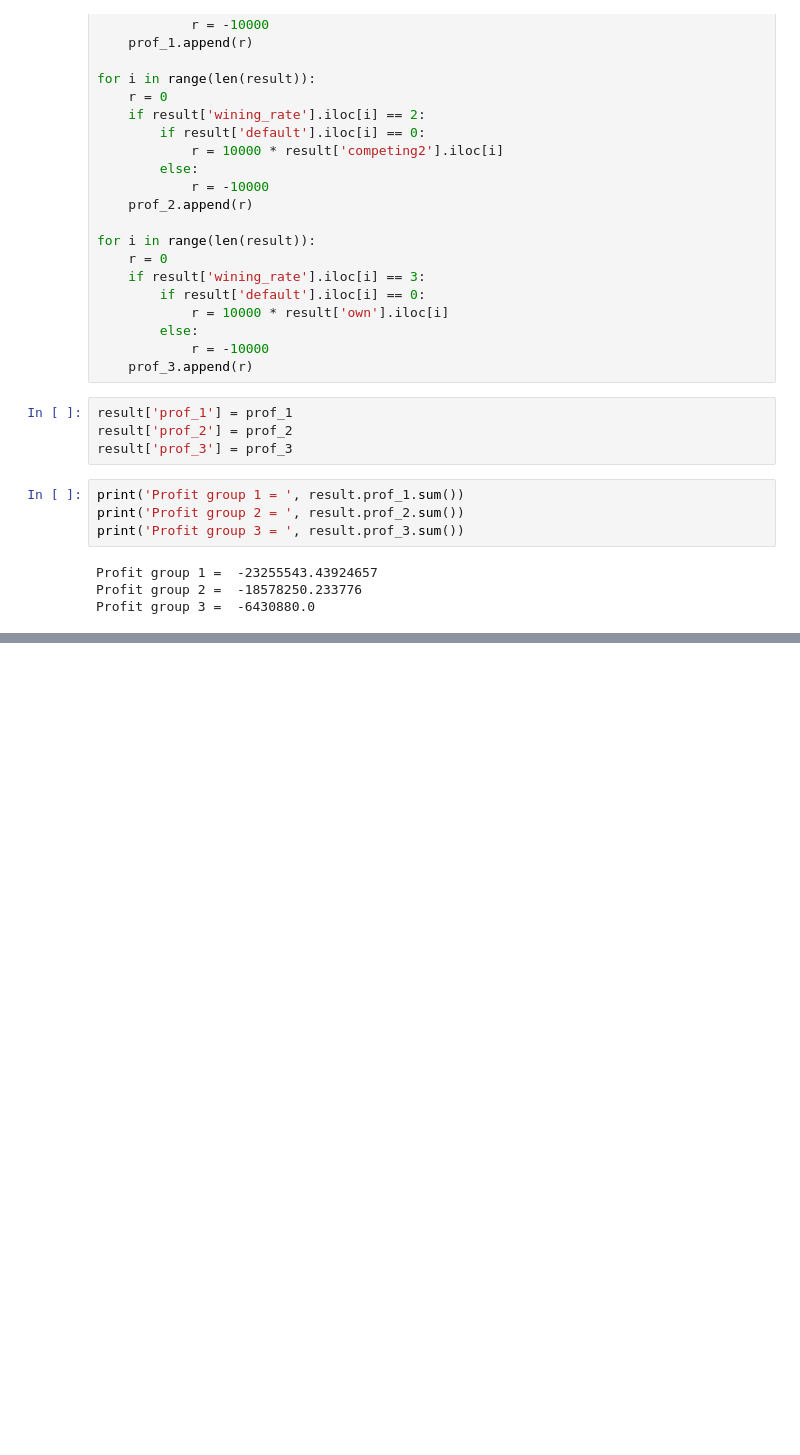
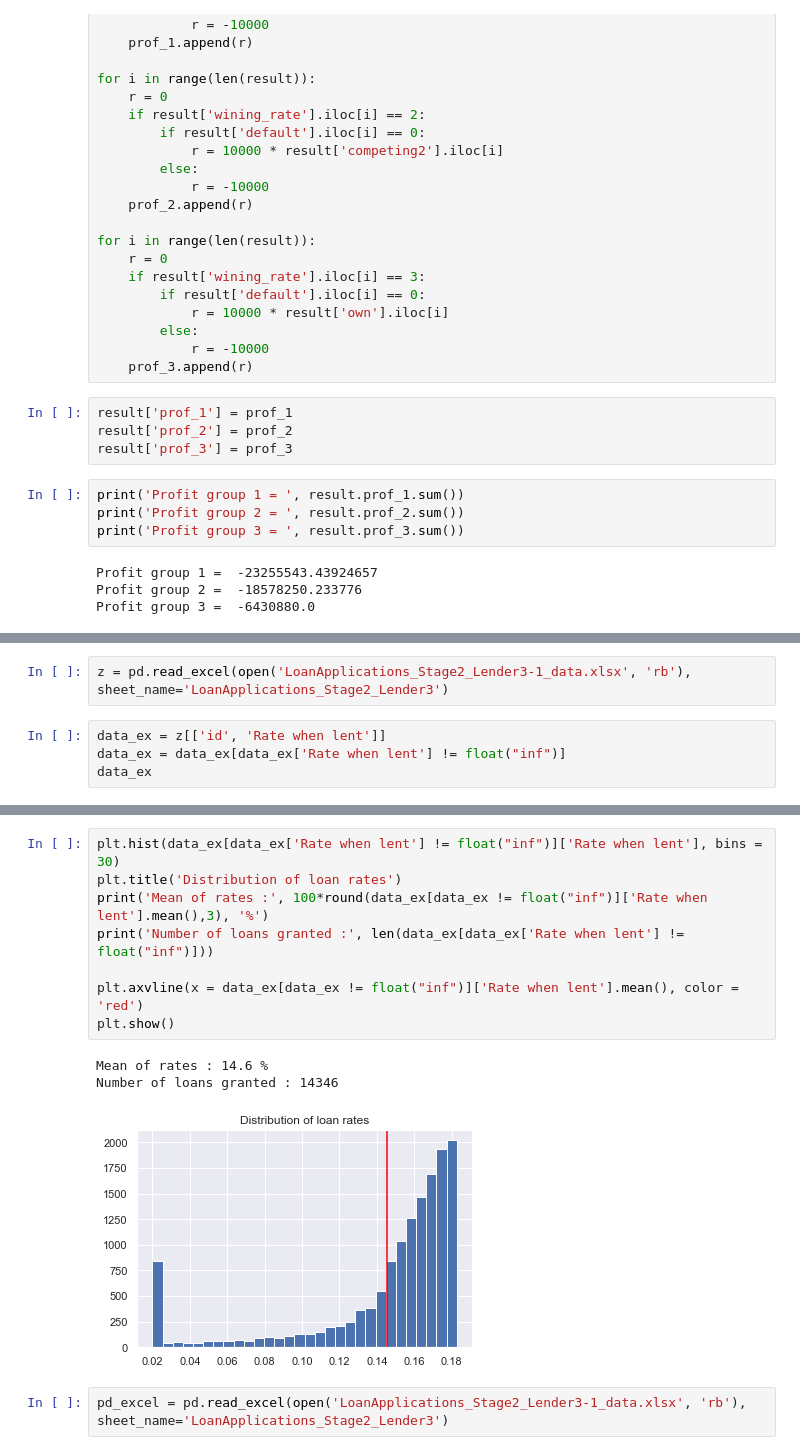
Before and after one commit to r-jaylet/advanced_fin, a Jupyter notebook: Fin.ipynb, the cells around one changed output, grey strips where cells are left out. Saved outputs shown, nothing was run; the diff lists cells and outputs as text; blank space fills up the shorter version.

```diff
--- a/Fin.ipynb
+++ b/Fin.ipynb
@@ -533,0 +499,6 @@ data2.to_csv('pred_Stage2_Lender3.csv', index=False)
+# %%
+z = pd.read_excel(open('LoanApplications_Stage2_Lender3-1_data.xlsx', 'rb'), sheet_name='LoanApplications_Stage2_Lender3')
+# %%
+data_ex = z[['id', 'Rate when lent']]
+data_ex = data_ex[data_ex['Rate when lent'] != float("inf")]
+data_ex
@@ -533,0 +519,14 @@ data2.to_csv('pred_Stage2_Lender3.csv', index=False)
+# %%
+plt.hist(data_ex[data_ex['Rate when lent'] != float("inf")]['Rate when lent'], bins = 30)
+plt.title('Distribution of loan rates')
+print('Mean of rates :', 100*round(data_ex[data_ex != float("inf")]['Rate when lent'].mean(),3), '%')
+print('Number of loans granted :', len(data_ex[data_ex['Rate when lent'] != float("inf")]))
+
+plt.axvline(x = data_ex[data_ex != float("inf")]['Rate when lent'].mean(), color = 'red')
+plt.show()
+# %% [output]
+Mean of rates : 14.6 %
+Number of loans granted : 14346
+[figure, added]
+# %%
+pd_excel = pd.read_excel(open('LoanApplications_Stage2_Lender3-1_data.xlsx', 'rb'), sheet_name='LoanApplications_Stage2_Lender3')
```
Also changed, not shown: parts of 49 cells of this notebook, 2 other files.
